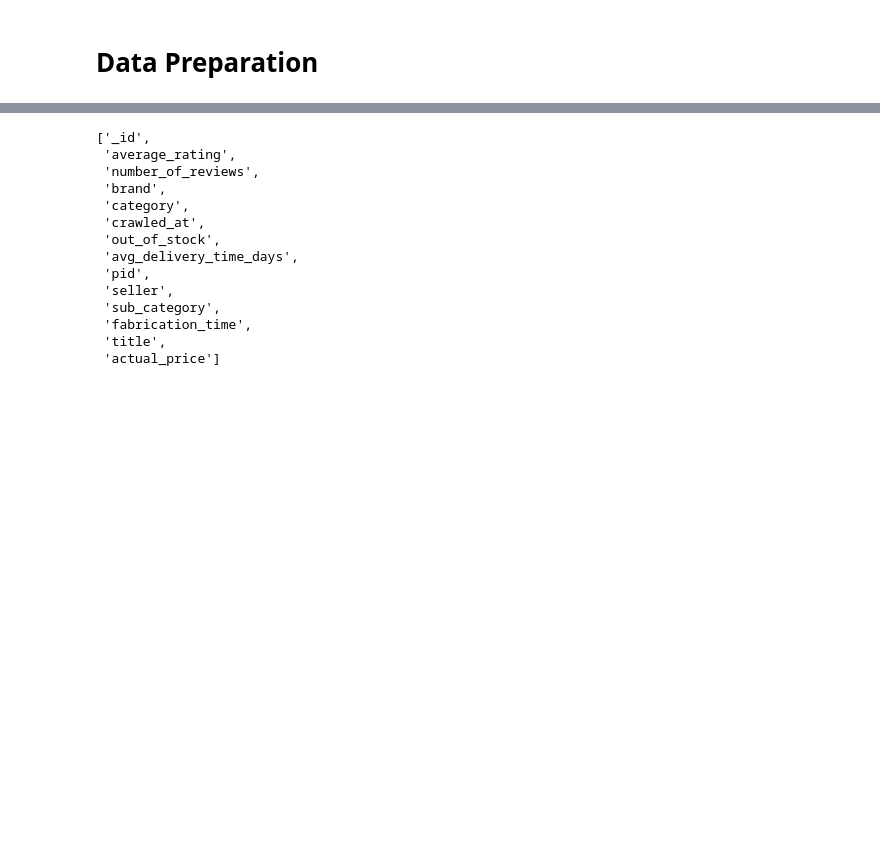
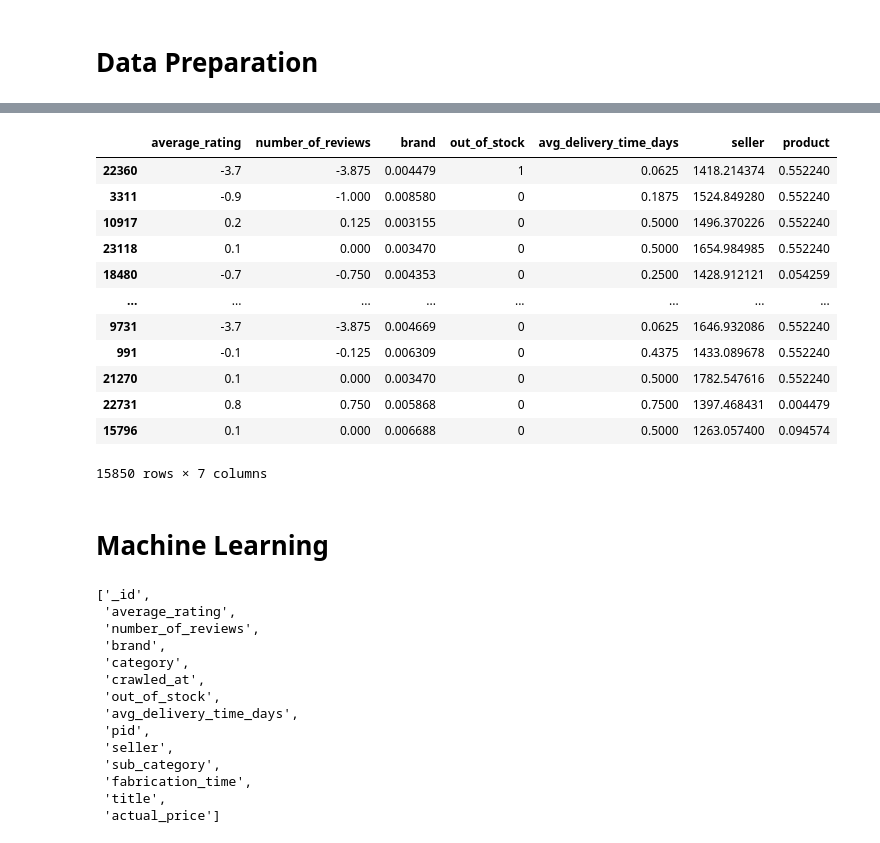
Before and after one commit to Gabrielnbr/hd6, a Jupyter notebook: notebook_hackday_06.ipynb, the cells around one changed output, grey strips where cells are left out. Drawn from its saved outputs; the diff is of its cells as text; code cells hidden in the pictures; blank space fills up the shorter version.

```diff
--- a/notebook_hackday_06.ipynb
+++ b/notebook_hackday_06.ipynb
@@ -167,0 +219,9 @@ df4['out_of_stock'] = df4['out_of_stock'].astype('int64')
+# %%
+rs_average_rating   = pp.RobustScaler()
+rs_number_of_reviews = pp.RobustScaler()
+
+X_train['average_rating'] = rs_average_rating.fit_transform(X_train[['average_rating']])
+pickle.dump(rs_average_rating, open('parameters/rs_average_rating.pkl','wb'))
+
+X_train['number_of_reviews'] = rs_number_of_reviews.fit_transform(X_train[['number_of_reviews']])
+pickle.dump(rs_number_of_reviews, open('parameters/rs_number_of_reviews.pkl','wb'))
@@ -167,0 +247,5 @@ df4['out_of_stock'] = df4['out_of_stock'].astype('int64')
+# %%
+for att in ['seller']:
+    te = ce.TargetEncoder(cols=[att]).fit(X_train, y_train)
+    pickle.dump(te, open(f'parameters/te_{att}.pkl','wb'))
+    X_train = te.transform(X_train)
@@ -167,0 +254,5 @@ df4['out_of_stock'] = df4['out_of_stock'].astype('int64')
+# %%
+for att in ['brand', 'product']:
+    fe =  ce.CountEncoder(cols=[att], normalize=True).fit(X_train)
+    pickle.dump(fe,open(f'parameters/fe_{att}.pkl', 'wb'))
+    X_train = fe.transform(X_train)
@@ -168,3 +290,37 @@ df4['out_of_stock'] = df4['out_of_stock'].astype('int64')
+# %%
+features_selected = [
+'average_rating',
+'number_of_reviews',
+'brand',
+# 'category',
+# 'crawled_at',
+'out_of_stock',
+'avg_delivery_time_days',
+# 'product_details',
+'seller',
+# 'sub_category',
+# 'fabrication_time',
+# 'title',
+'product'
+]
+# %%
+X_train[features_selected]
+# %% [output]
+|  | average_rating | number_of_reviews | brand | out_of_stock | avg_delivery_time_days | seller | product |
+| 22360 | -3.7 | -3.875 | 0.004479 | 1 | 0.0625 | 1418.214374 | 0.552240 |
+| 3311 | -0.9 | -1.000 | 0.008580 | 0 | 0.1875 | 1524.849280 | 0.552240 |
+| 10917 | 0.2 | 0.125 | 0.003155 | 0 | 0.5000 | 1496.370226 | 0.552240 |
+| 23118 | 0.1 | 0.000 | 0.003470 | 0 | 0.5000 | 1654.984985 | 0.552240 |
+| 18480 | -0.7 | -0.750 | 0.004353 | 0 | 0.2500 | 1428.912121 | 0.054259 |
+| ... | ... | ... | ... | ... | ... | ... | ... |
+| 9731 | -3.7 | -3.875 | 0.004669 | 0 | 0.0625 | 1646.932086 | 0.552240 |
+| 991 | -0.1 | -0.125 | 0.006309 | 0 | 0.4375 | 1433.089678 | 0.552240 |
+| 21270 | 0.1 | 0.000 | 0.003470 | 0 | 0.5000 | 1782.547616 | 0.552240 |
+| 22731 | 0.8 | 0.750 | 0.005868 | 0 | 0.7500 | 1397.468431 | 0.004479 |
+| 15796 | 0.1 | 0.000 | 0.006688 | 0 | 0.5000 | 1263.057400 | 0.094574 |
+15850 rows × 7 columns
+# %% [markdown]
+# Machine Learning
 # %%
 '_id'
 'average_rating':         muitos outliers mas distribuição proxima da normal
```
Also changed, not shown: parts of 24 cells of this notebook, 6 other files.
